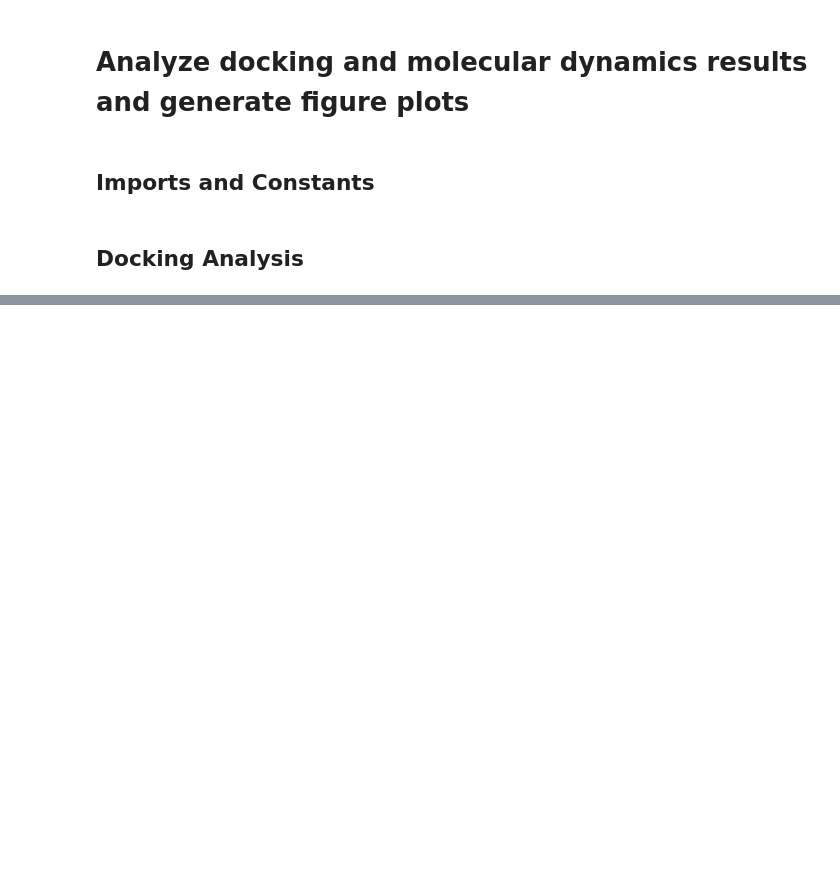
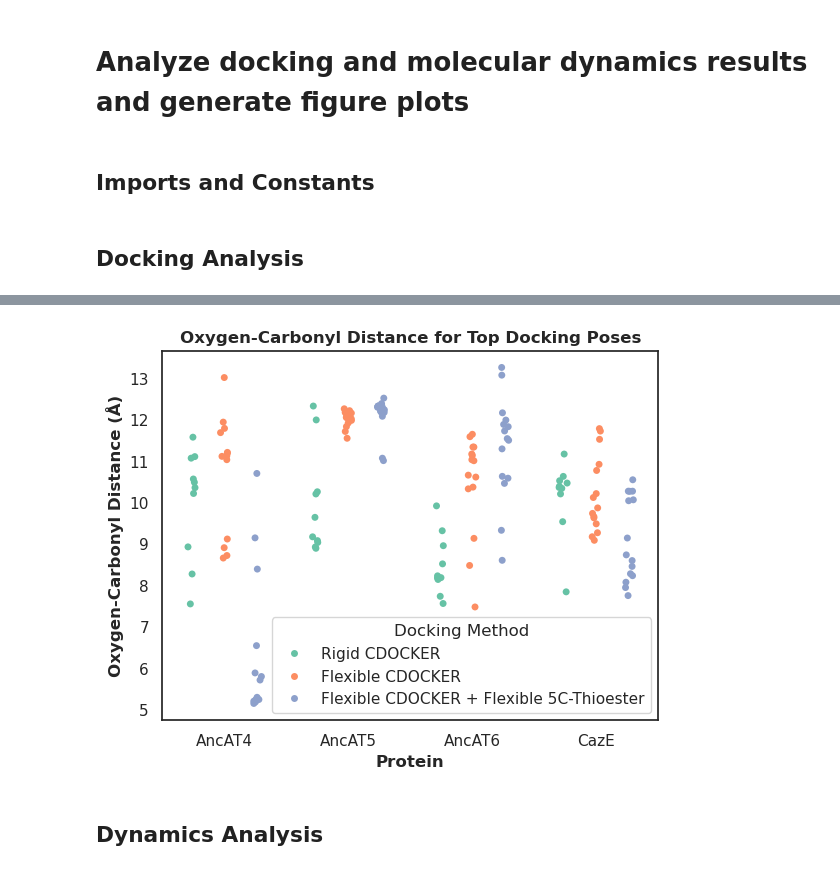
Before and after one commit to AzamH-UM/anc_acyl, a Jupyter notebook: analysis/analysis.ipynb, the cells around one changed output, grey strips where cells are left out. Saved outputs shown, nothing was run; the diff lists cells and outputs as text; code cells hidden in the pictures; blank space fills up the shorter version.

Commit message:
Analysis Notebook

```diff
--- a/analysis/analysis.ipynb
+++ b/analysis/analysis.ipynb
@@ -34,19 +77,16 @@ dock_receptors = [
     f"../add_5cthioester/5cthioester/{protein}_5cthioester.pdb" for protein in PROTEINS
 ]
 
-# Retrieve ligand poses for each docking strategy
+# List of docking strategies
 strategies = ["rcdocker", "fcdocker", "fcdocker_flexible_5cthioester"]
 
-ligand_poses = defaultdict(dict)
+# Retrieve ligand poses for each docking strategy
+dock_poses = defaultdict(dict)
+
 for strategy in strategies:
     strategy_dir = f"../{strategy}/{strategy}_results"
     for protein in PROTEINS:
         dockresult_dir = (
             f"{strategy_dir}/{protein}_5cthioester_anc_substrate/dockresult"
         )
-
-        ligand_poses[strategy][protein] = get_top_cluster_poses(dockresult_dir)
-
-        break
-
-    break
+        dock_poses[strategy][protein] = get_top_cluster_poses(dockresult_dir)
@@ -52,0 +160,46 @@ for strategy in strategies:
+# %%
+# Create figure plot
+
+# Rename docking methods
+plot_df = dock_df.copy()
+plot_df["strategy"] = plot_df["strategy"].replace(
+    {
+        "rcdocker": "Rigid CDOCKER",
+        "fcdocker": "Flexible CDOCKER",
+        "fcdocker_flexible_5cthioester": "Flexible CDOCKER + Flexible 5C-Thioester",
+    }
+)
+
+# Rename proteins
+plot_df["protein"] = plot_df["protein"].replace(
+    {
+        "anc451": "AncAT4",
+        "anc452": "AncAT5",
+        "anc454": "AncAT6",
+        "caze": "CazE",
+    }
+)
+
+
+sns.set(font_scale=1)
+sns.set_style("white")
+sns.stripplot(
+    data=plot_df,
+    x="protein",
+    y="carbonyl_oxy_dist",
+    hue="strategy",
+    dodge=True,
+    alpha=1,
+    jitter=True,
+    palette="Set2",
+)
+
+plt.xlabel("Protein", weight="bold")
+plt.ylabel("Oxygen-Carbonyl Distance (Å)", weight="bold")
+plt.title("Oxygen-Carbonyl Distance for Top Docking Poses", weight="bold")
+plt.legend(title="Docking Method", loc="lower right")
+plt.savefig("oxygen_carbonyl_distance.png", dpi=300, bbox_inches="tight")
+# %% [output]
+[figure, added]
+# %% [markdown]
+## Dynamics Analysis
```
Also changed, not shown: parts of 10 cells of this notebook, 3 other files.
